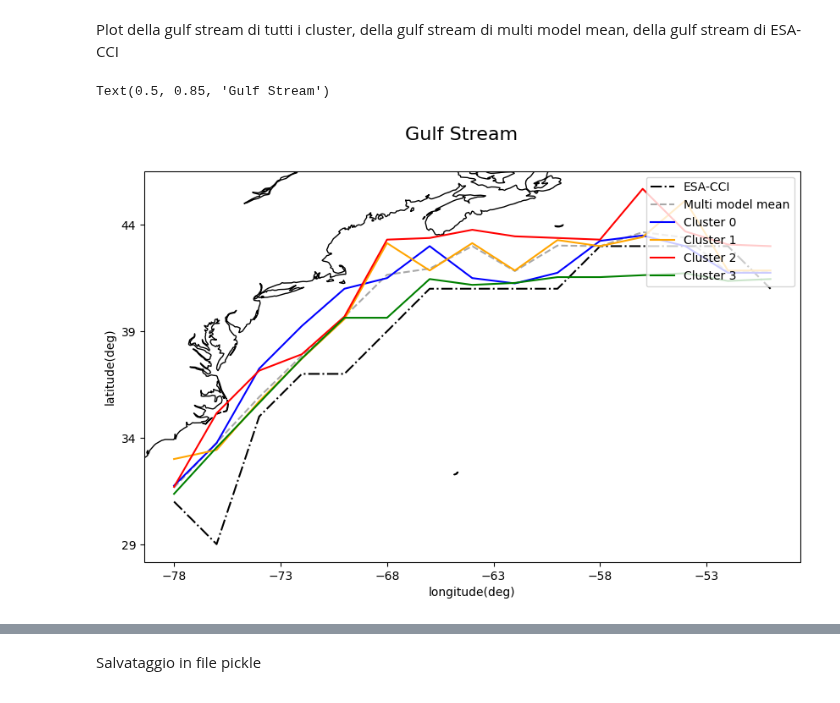
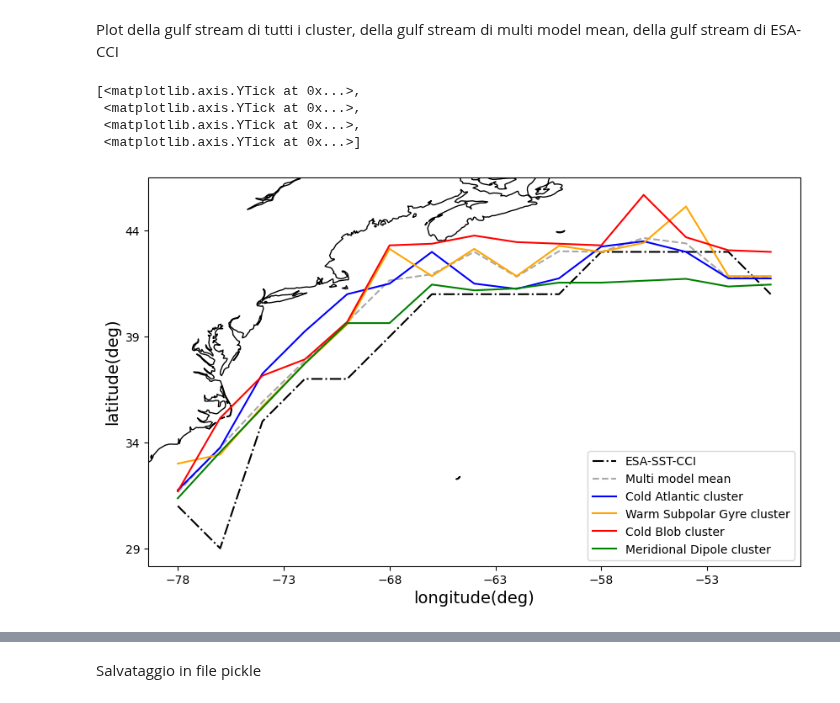
Before and after one commit to sbeltrami/tesi, a Jupyter notebook: gulf_stream_plot.ipynb, the cells around one changed output, grey strips where cells are left out. Cells and saved outputs as stored; diff of their text form; code cells hidden in the pictures.

Commit message:
Gulf Stream trajectory for the CMIP6 models and ESA-SST-CCI dataset

```diff
--- a/gulf_stream_plot.ipynb
+++ b/gulf_stream_plot.ipynb
@@ -268,10 +195,3 @@ for n in range(n_clusters):
-# %%
-#NO
-#Stesso procedimento per tutti i modelli, per la gs multi model mean
-array_max_mean_all_models_xr = xr.DataArray(np.empty((len(time_coords), len(lon_coords))), dims=['time', 'lon'], coords={'time': time_coords, 'lon': lon_coords})
-array_max_mean_seas_all_models = xr.DataArray(np.empty(len(lon_coords)), dims=['lon'], coords={'lon': lon_coords})
-array_max_mean_all_models_xr.data = array_max_mean_all_models.data
-array_max_mean_seas_all_models = compute_mean_resample_mar(array_max_mean_all_models_xr,"1982","2014",3)
 # %% [markdown]
 ESA-CCI
 # %%
@@ -353,15 +242,3 @@ for n in range(n_clusters):
-# %%
-#NO
-#Per tutti i modelli --> gs multi model mean
-array_max_mean_seas_all_models
-#definisco le vere latitudini prendendo la parte decimale dei numeri di array_max_mean_seas e sommando la latitudine della giusta posizione
-for j in range(len(models['ACCESS-CM2']['GS box']['tos'].lon)):
-    i = 0 #inizializzo indice per determinare il giusto valore di latitudine
-    while i < len(models['ACCESS-CM2']['GS box']['tos'].lat):
-        decimal_part, integer_part = math.modf(array_max_mean_seas_all_models[j])#determino la parte intera e decimale del numero array_max_mean_seas
-        if math.isclose(integer_part,i): #se i due numeri sono uguali con una certa tolleranza perché le latitudini sono del tipo 29. mentre gli integer_part 29.0
-            array_max_mean_seas_all_models[j] = models['ACCESS-CM2']['GS box']['tos'].lat[i] + decimal_part
-        i = i + 1
 # %% [markdown]
 ESA-CCI
 # %%
@@ -374,16 +251,6 @@ for j in range(len(dict_esa_gs['GS box seas mean DJF'].lon)):
         if math.isclose(integer_part,i): #se i due numeri sono uguali con una certa tolleranza perché le latitudini sono del tipo 29. mentre gli integer_part 29.0
             index_max_value_esa_xr[j] = dict_esa_gs['GS box seas mean DJF'].lat[i] + decimal_part
         i = i + 1
-# %%
-#NO
-#definisco le vere latitudini prendendo la parte decimale dei numeri di array_max_mean_seas e sommando la latitudine della giusta posizione
-for j in range(len(dict_esa_gs['GS box'].lon)):
-    i = 0 #inizializzo indice per determinare il giusto valore di latitudine
-    while i < len(dict_esa_gs['GS box'].lat):
-        decimal_part, integer_part = math.modf(index_max_value_seas_mean[j])#determino la parte intera e decimale del numero array_max_mean_seas
-        if math.isclose(integer_part,i): #se i due numeri sono uguali con una certa tolleranza perché le latitudini sono del tipo 29. mentre gli integer_part 29.0
-            index_max_value_seas_mean[j] = dict_esa_gs['GS box'].lat[i] + decimal_part
-        i = i + 1
 # %% [markdown]
 Plot per ogni cluster di: media sst, media gradiente, bias medio sst con sopra punti che rappresentano la media del gradiente massimo
 # %%
@@ -505,20 +310,26 @@ Text(0.5, 0.92, 'SST, gradiente SST, bias medio SST in DJF per ogni cluster')
 # %% [markdown]
 Plot della gulf stream di tutti i cluster, della gulf stream di multi model mean, della gulf stream di ESA-CCI
+# %%
+cluster_list = ['Cold Atlantic cluster','Warm Subpolar Gyre cluster','Cold Blob cluster','Meridional Dipole cluster']
 # %%
 #SI
 color_list = ['black','darkgrey','blue','orange','red','green'] #lista di colori perché voglio colori tutti diversi per le diverse Gulf Stream
 fig, ax = plt.subplots(figsize=(10,8),subplot_kw={'projection':ccrs.PlateCarree()})
-ax.plot(index_max_value_esa_xr.lon - 360, index_max_value_esa_xr.data, color=color_list[0], linestyle='-.', transform=ccrs.PlateCarree(),label='ESA-CCI')
+ax.plot(index_max_value_esa_xr.lon - 360, index_max_value_esa_xr.data, color=color_list[0], linestyle='-.', transform=ccrs.PlateCarree(),label='ESA-SST-CCI')
 ax.plot(array_max_mean_all_models_xr.lon - 360, array_max_mean_all_models_xr.data, color=color_list[1], linestyle='--', transform=ccrs.PlateCarree(),label='Multi model mean')
 for index in range(n_clusters):
-    ax.plot(array_max_mean_xr[index].lon - 360, array_max_mean_xr[index].data, color=color_list[index+2], linestyle='-', transform=ccrs.PlateCarree(),label=f'Cluster {index}')
+    #ax.plot(array_max_mean_xr[index].lon - 360, array_max_mean_xr[index].data, color=color_list[index+2], linestyle='-', transform=ccrs.PlateCarree(),label=f'Cluster {index}')
+    ax.plot(array_max_mean_xr[index].lon - 360, array_max_mean_xr[index].data, color=color_list[index+2], linestyle='-', transform=ccrs.PlateCarree(),label=cluster_list[index])
 ax.coastlines()
-ax.legend(loc='upper right')
-ax.set_xlabel('longitude(deg)')
-ax.set_ylabel('latitude(deg)')
+ax.legend(loc='lower right')
+ax.set_xlabel('longitude(deg)',fontsize=14)
+ax.set_ylabel('latitude(deg)',fontsize=14)
 ax.set_xticks(np.arange(lon.min(), lon.max(), 5))
 ax.set_yticks(np.arange(lat.min(), lat.max(), 5))
-fig.suptitle('Gulf Stream', fontsize=16, y=0.85)
+#fig.suptitle('Gulf Stream', fontsize=16, y=0.85)
 # %% [output]
-Text(0.5, 0.85, 'Gulf Stream')
+[<matplotlib.axis.YTick at 0x...>,
+ <matplotlib.axis.YTick at 0x...>,
+ <matplotlib.axis.YTick at 0x...>,
+ <matplotlib.axis.YTick at 0x...>]
-[figure, old version]
+[figure, new version]
```
Also changed, not shown: parts of 10 cells of this notebook.
